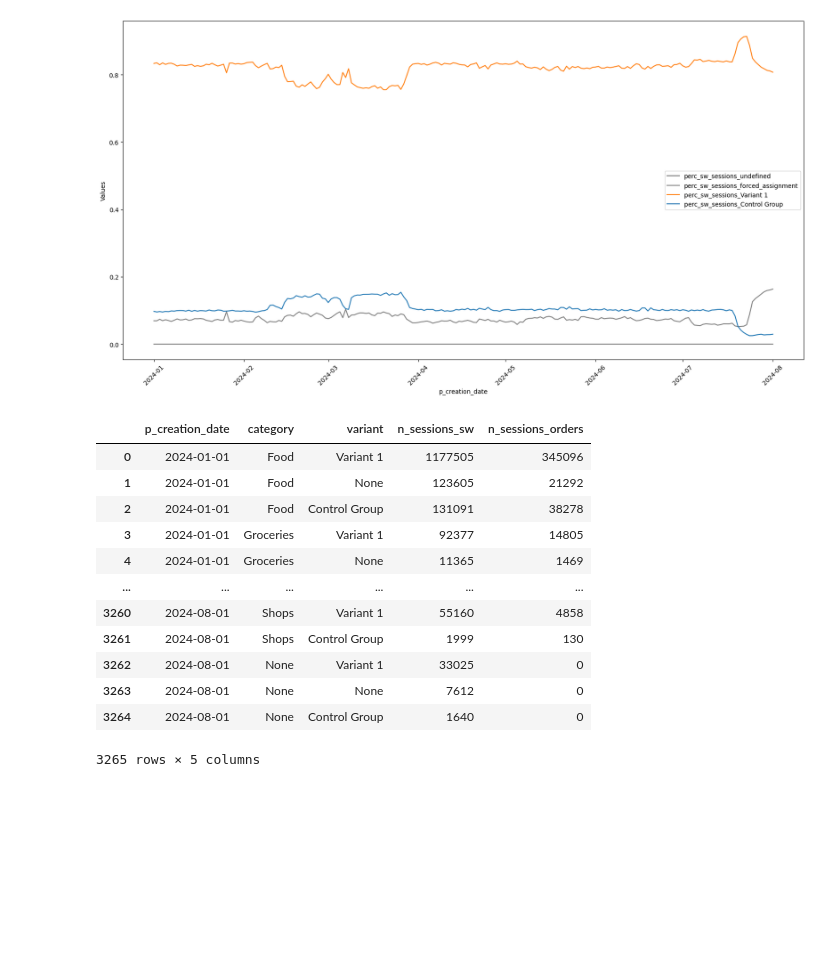
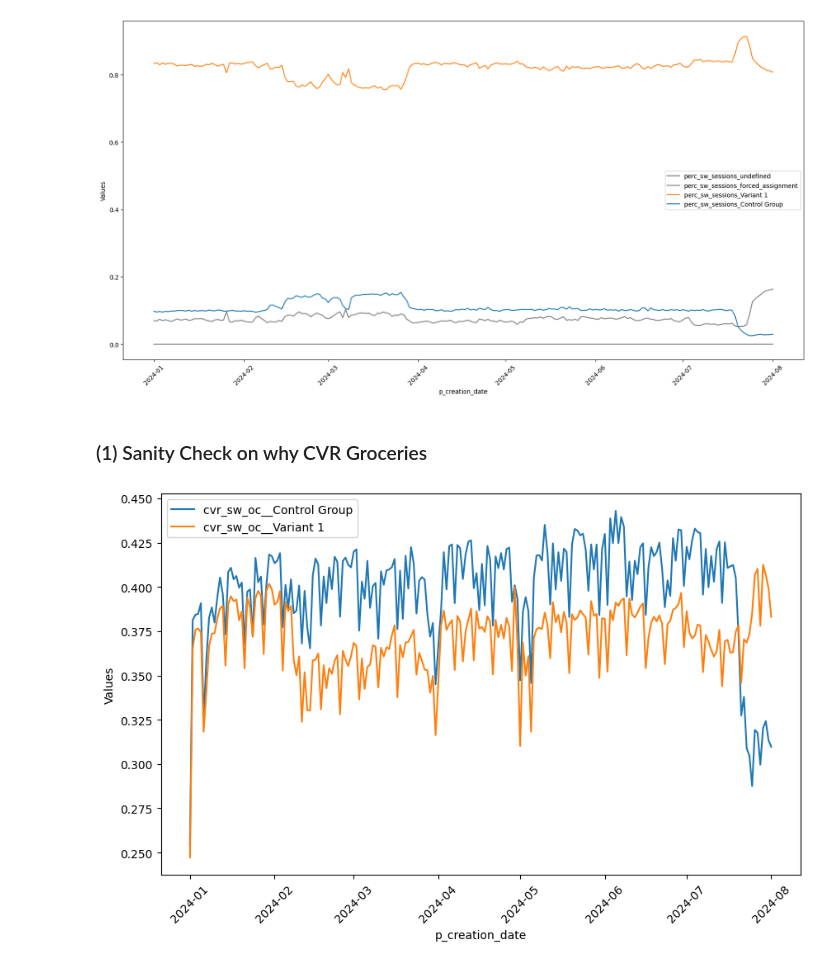
Before and after one commit to JordiCremades4444/central-node, a Jupyter notebook: notebooks/989_2024_7_nsw_osw_cvr/nsw_osw_confluence.ipynb, the cells around one changed output. Cells and saved outputs as stored; diff of their text form; code cells hidden in the pictures; blank space fills up the shorter version.

```diff
--- a/notebooks/989_2024_7_nsw_osw_cvr/nsw_osw_confluence.ipynb
+++ b/notebooks/989_2024_7_nsw_osw_cvr/nsw_osw_confluence.ipynb
@@ -419,19 +421,45 @@ v.multiple_variable_lineplot(
 )
 # %% [output]
 [figure]
-# %%
-df
-# %% [output]
-|  | p_creation_date | category | variant | n_sessions_sw | n_sessions_orders |
-| 0 | 2024-01-01 | Food | Variant 1 | 1177505 | 345096 |
-| 1 | 2024-01-01 | Food | None | 123605 | 21292 |
-| 2 | 2024-01-01 | Food | Control Group | 131091 | 38278 |
-| 3 | 2024-01-01 | Groceries | Variant 1 | 92377 | 14805 |
-| 4 | 2024-01-01 | Groceries | None | 11365 | 1469 |
-| ... | ... | ... | ... | ... | ... |
-| 3260 | 2024-08-01 | Shops | Variant 1 | 55160 | 4858 |
-| 3261 | 2024-08-01 | Shops | Control Group | 1999 | 130 |
-| 3262 | 2024-08-01 | None | Variant 1 | 33025 | 0 |
-| 3263 | 2024-08-01 | None | None | 7612 | 0 |
-| 3264 | 2024-08-01 | None | Control Group | 1640 | 0 |
-3265 rows × 5 columns
+# %% [markdown]
+### (1) Sanity Check on why CVR Groceries
+# %%
+tmp = df.copy()
+
+tmp['variant'] = tmp['variant'].fillna('undefined')
+tmp['category'] = tmp['category'].fillna('undefined')
+
+START_DATE = "'2024-01-01'"
+END_DATE = "'2024-08-01'"
+
+tmp['p_creation_date'] = pd.to_datetime(tmp['p_creation_date'])
+
+cond1 = tmp['p_creation_date'] >= pd.to_datetime(START_DATE)
+cond2 = tmp['p_creation_date'] <= pd.to_datetime(END_DATE)
+cond3 = tmp['category'] == 'Groceries'
+cond4 = tmp['variant'].isin(['Variant 1','Control Group'])
+
+tmp = tmp[cond1 & cond2 & cond3 & cond4]
+
+tmp = tmp.drop(columns=['category'])
+
+df_pivoted = tmp.pivot(index='p_creation_date', columns='variant', values=['n_sessions_sw','n_sessions_orders'])
+
+# Flatten the multiindex columns
+df_pivoted.columns = [f'{col[0]}__{col[1]}' for col in df_pivoted.columns]
+df_pivoted = df_pivoted.reset_index()
+
+df_pivoted = df_pivoted.fillna(0)
+
+df_pivoted['cvr_sw_oc__Control Group'] = df_pivoted['n_sessions_orders__Control Group']/df_pivoted['n_sessions_sw__Control Group']
+df_pivoted['cvr_sw_oc__Variant 1'] = df_pivoted['n_sessions_orders__Variant 1']/df_pivoted['n_sessions_sw__Variant 1']
+
+v = dataframe_visualizer.DataFrameVisualizer(df_pivoted)
+
+v.multiple_variable_lineplot(
+    'p_creation_date',
+    ['cvr_sw_oc__Control Group','cvr_sw_oc__Variant 1'],
+    colors=['blue','orange']
+)
+# %% [output]
+[figure, added]
```
Also changed, not shown: parts of 9 cells of this notebook, 2 other files.
